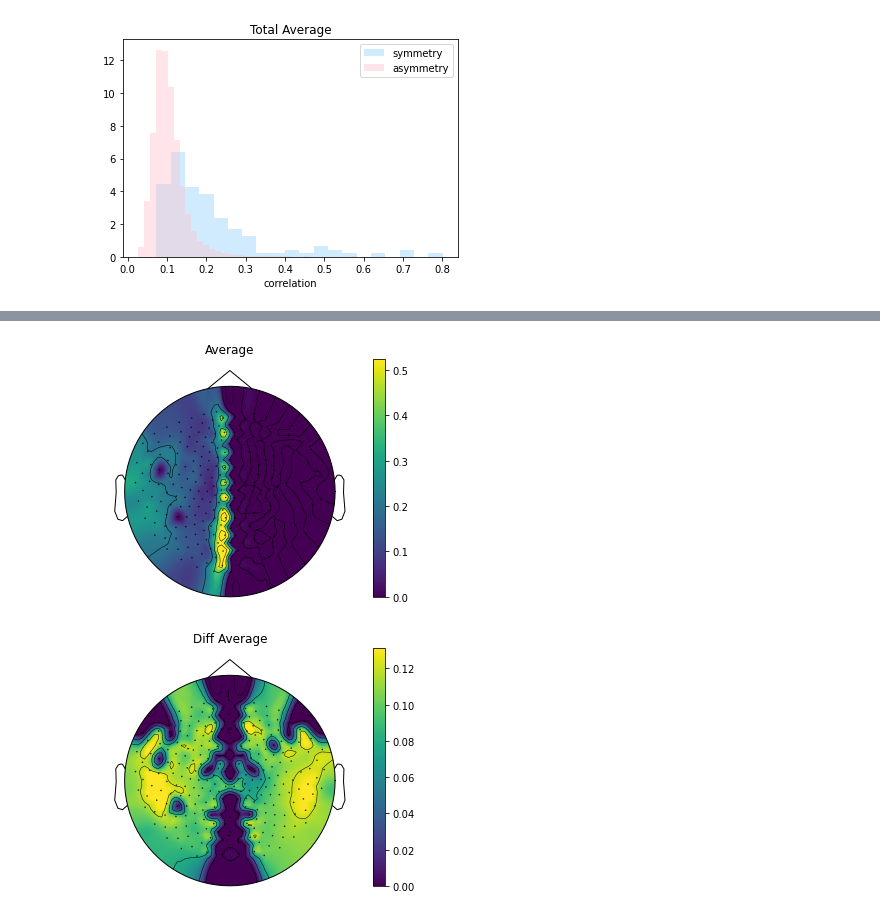
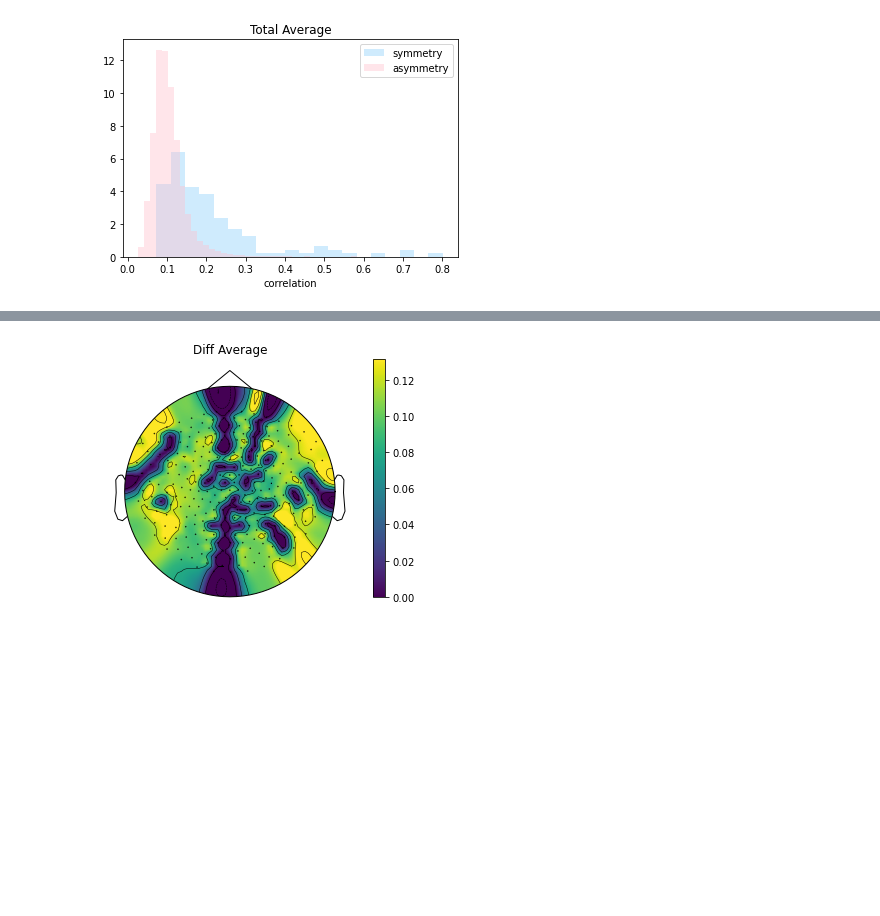
Before and after one commit to BNUCNL/MEG_Gump, a Jupyter notebook: tech_val/08_plot_ILC_figure_new.ipynb, the cells around one changed output, grey strips where cells are left out. Cells and saved outputs as stored; diff of their text form; code cells hidden in the pictures; blank space fills up the shorter version.

```diff
--- a/tech_val/08_plot_ILC_figure_new.ipynb
+++ b/tech_val/08_plot_ILC_figure_new.ipynb
@@ -72,6 +72,15 @@ def plot_topomap(val, meg_layout, title=None):
 # load data
 ilc_post = pd.read_pickle(pjoin(results_pth, 'ilc_post.pickle'))
 ilc_pre = pd.read_pickle(pjoin(results_pth, 'ilc_pre.pickle'))
+# %%
+# exclude_ch = ['F21', 'F41', 'C11', 'C51', 'C61', 'C63', 'P21','P31' 'P51', 'O21', 'O41', 'F11',
+#              'F31', 'F51', 'F61', 'C12', 'C21', 'C52', 'C62', 'C55', 'O11', 'O31', 'O51']
+# exclude_ch = [f'ML{chn}-4503' for chn in exclude_ch]
+reg = re.compile('M...1-4503')
+exclude_ch = list(filter(reg.match, ch_name))
+# bad_ch = ['LF55', 'RT23', 'RT16']
+for ch in ['MRF55-4503', 'MLT23-4503', 'MLT16-4503']:
+    exclude_ch.append(ch)
 # %%
 sub_path = BIDSPath(subject='01', run='01', task='movie', session='movie', root='/nfs/e5/studyforrest/forrest_movie_meg/gump_meg_bids')
 raw_sub = mne_bids.read_raw_bids(sub_path)
@@ -173,5 +177,5 @@ exclude_ch = list(filter(reg.match, ch_name))
 # %%
-diff_val = np.zeros((len(ch_name)))
+diff_val = np.zeros(269)
 sensor = np.append(np.asarray(left_sensor), np.asarray(right_sensor))
 for i, chn in enumerate(sensor):
     if not chn in exclude_ch:
@@ -193,6 +197,10 @@ picks= np.intersect1d(ch_name_picks, type_picks)
 for idx in picks:
     intercorr_chn.append(raw_sub.ch_names[idx][:5])
 exclude_list = [x for x in meg_layout.names if x not in intercorr_chn]
+bad_ch = ['MRF55', 'MLT23', 'MLT16']
+for ch in bad_ch:
+    exclude_list.append(ch)
+
 meg_layout = mne.channels.find_layout(raw_sub.info, ch_type='meg', exclude=exclude_list)
 # %% [output]
 ds directory : /nfs/e5/studyforrest/forrest_movie_meg/gump_meg_bids/sub-01/ses-movie/meg/sub-01_ses-movie_task-movie_run-01_meg.ds
@@ -214,8 +222,7 @@ Current compensation grade : 3
 Reading events from /nfs/e5/studyforrest/forrest_movie_meg/gump_meg_bids/sub-01/ses-movie/meg/sub-01_ses-movie_task-movie_run-01_events.tsv.
 Reading channel info from /nfs/e5/studyforrest/forrest_movie_meg/gump_meg_bids/sub-01/ses-movie/meg/sub-01_ses-movie_task-movie_run-01_channels.tsv.
 # %%
-fig1 = plot_topomap(ilc_val, meg_layout, title='Average')
+# fig1 = plot_topomap(ilc_val, meg_layout, title='Average')
 fig2 = plot_topomap(diff_val, meg_layout, title='Diff Average')
 # %% [output]
-[figure, old version]
+[figure, new version]
-[figure, removed]
```
Also changed, not shown: parts of 3 cells of this notebook.
